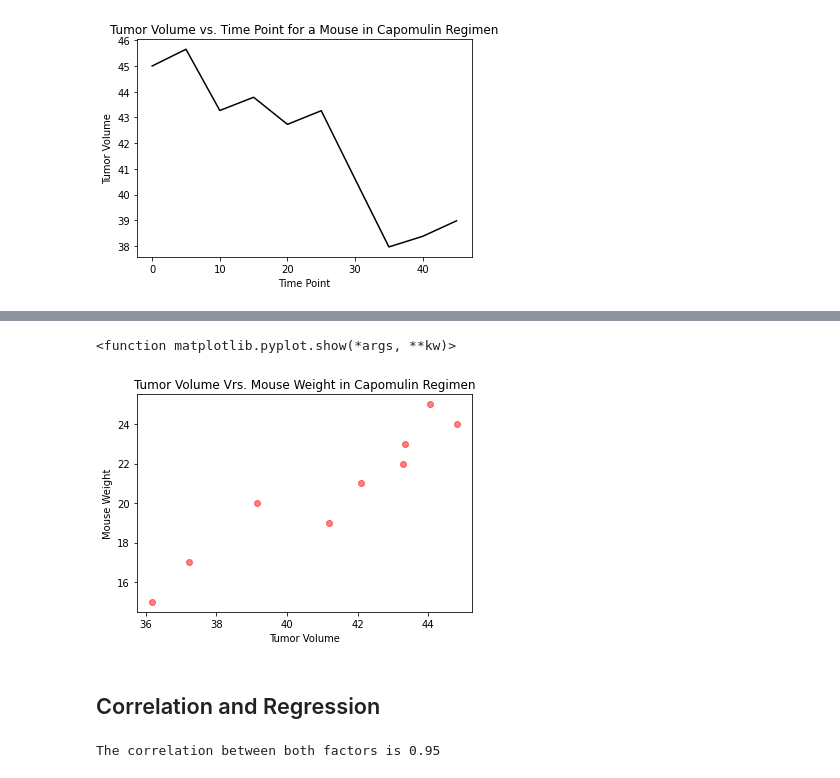
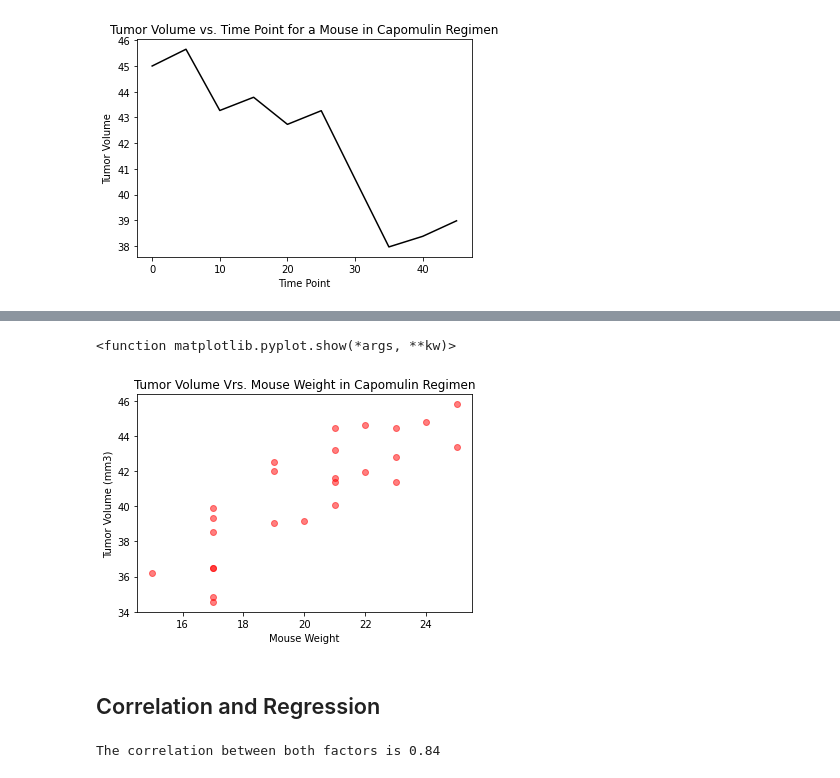
Before and after one commit to citizendez/Matplotlib_Challenge, a Jupyter notebook: 01-Case-Assignment/Instructions/Pymaceuticals/pymaceuticals_starter.ipynb, the cells around one changed output, grey strips where cells are left out. Saved outputs shown, nothing was run; the diff lists cells and outputs as text; code cells hidden in the pictures.

```diff
--- a/01-Case-Assignment/Instructions/Pymaceuticals/pymaceuticals_starter.ipynb
+++ b/01-Case-Assignment/Instructions/Pymaceuticals/pymaceuticals_starter.ipynb
@@ -37,4 +32,4 @@ num_mice
 # %%
-# Getting the duplicate mice by ID number that shows up for Mouse ID and Timepoint.
-dup_mouse = df.duplicated(subset=['Mouse ID', 'Timepoint'], keep='first')
+#duplicate row filter
+dup_mouse = df.duplicated(subset=['Mouse ID', 'Timepoint'])
 # %%
@@ -79,0 +39,4 @@ len(clean_df['Mouse ID'].unique())
+# %%
+#id duplicate
+dup_mouse_id = df_dup_mouse_data['Mouse ID'].unique()[0]
+dup_mouse_id
@@ -79,0 +58,4 @@ len(clean_df['Mouse ID'].unique())
+# %%
+# drop the duplicate
+clean_df = df[df['Mouse ID'] != dup_mouse_id]
+clean_df
@@ -316,8 +366,8 @@ plt.show()
 # %%
 # Generate a scatter plot of average tumor volume vs. mouse weight for the Capomulin regimen
 cap_df = clean_df[clean_df["Drug Regimen"] == "Capomulin"].sort_values("Mouse ID")
-weight_grp = cap_df.groupby('Weight (g)', as_index=False)
-weight_grp_df = weight_grp.mean()
+weight_grp_df = cap_df.groupby('Mouse ID', as_index=False).mean()
+
 #cap_df.to_csv("data/cap_df.csv", index=False, header=True)
-avg_tv = cap_df['Tumor Volume (mm3)'].mean()
-weight_grp_df
+#avg_tv = cap_df['Tumor Volume (mm3)']
+#weight_grp_df
@@ -335,15 +374,15 @@ weight_grp_df
 # %%
 x_axis = weight_grp_df['Weight (g)']
 tumor_vol = weight_grp_df['Tumor Volume (mm3)']
 mouseweight = weight_grp_df['Weight (g)']
 plt.title('Tumor Volume Vrs. Mouse Weight in Capomulin Regimen')
-plt.xlabel('Tumor Volume')
-plt.ylabel('Mouse Weight')
-plt.scatter(tumor_vol, mouseweight, marker='o', facecolors='red', edgecolors='red', alpha=0.5)
+plt.xlabel('Mouse Weight')
+plt.ylabel('Tumor Volume (mm3)')
+plt.scatter(mouseweight, tumor_vol, marker='o', facecolors='red', edgecolors='red', alpha=0.5)
 plt.show
 # %% [output]
 <function matplotlib.pyplot.show(*args, **kw)>
-[figure, old version]
+[figure, new version]
 # %% [markdown]
 ## Correlation and Regression
 # %%
@@ -354,7 +393,7 @@ plt.show
 correlation = st.pearsonr(tumor_vol, mouseweight)
 print(f"The correlation between both factors is {round(correlation[0],2)}")
 # %% [output]
-The correlation between both factors is 0.95
+The correlation between both factors is 0.84
 # %%
 #reshape variables
 tumor_volume = tumor_vol.values.reshape(-1, 1)
```
Also changed, not shown: parts of 41 cells of this notebook, 2 other files.
